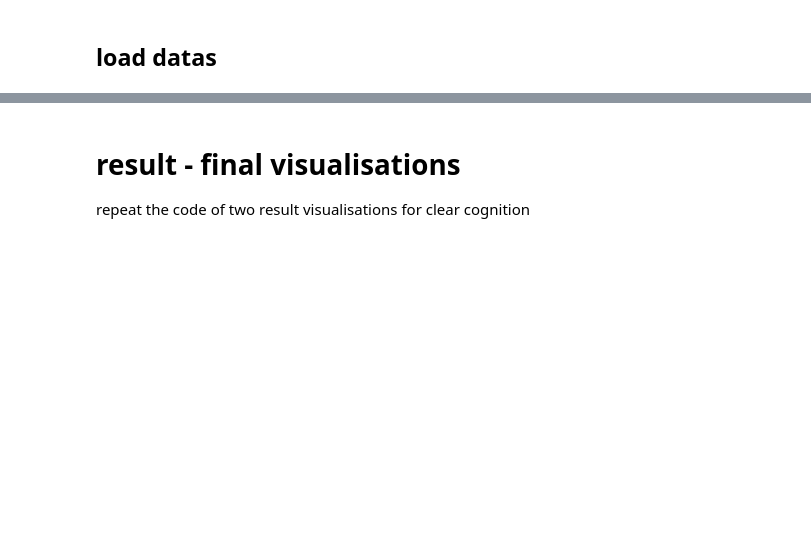
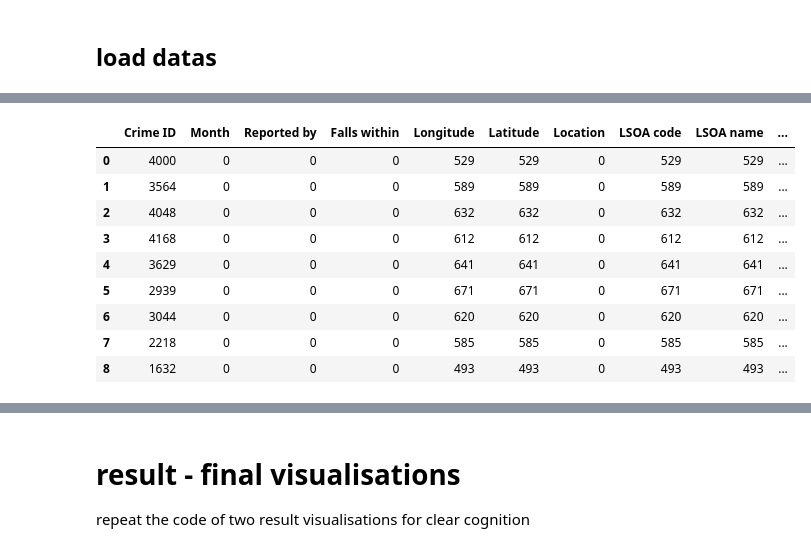
Before and after one commit to gy23cx/GEOG5990Assignment_Final_Project, a Jupyter notebook: GEOG5990M_final_project.ipynb, the cells around one changed output, grey strips where cells are left out. Drawn from its saved outputs; the diff is of its cells as text; code cells hidden in the pictures; blank space fills up the shorter version.

```diff
--- a/GEOG5990M_final_project.ipynb
+++ b/GEOG5990M_final_project.ipynb
@@ -77,0 +178,17 @@ Migrant_Indicator_rightread.tail()
+# %%
+# firstly, have a look of each month's data's null cell information
+nullofcrimeWY = [None]*9
+for index in range(9):
+    nullofcrimeWY[index] = CrimeWestyorkshire2021_List[index].isna().sum()
+pandas.DataFrame(nullofcrimeWY)
+# %% [output]
+|  | Crime ID | Month | Reported by | Falls within | Longitude | Latitude | Location | LSOA code | LSOA name | ... |
+| 0 | 4000 | 0 | 0 | 0 | 529 | 529 | 0 | 529 | 529 | ... |
+| 1 | 3564 | 0 | 0 | 0 | 589 | 589 | 0 | 589 | 589 | ... |
+| 2 | 4048 | 0 | 0 | 0 | 632 | 632 | 0 | 632 | 632 | ... |
+| 3 | 4168 | 0 | 0 | 0 | 612 | 612 | 0 | 612 | 612 | ... |
+| 4 | 3629 | 0 | 0 | 0 | 641 | 641 | 0 | 641 | 641 | ... |
+| 5 | 2939 | 0 | 0 | 0 | 671 | 671 | 0 | 671 | 671 | ... |
+| 6 | 3044 | 0 | 0 | 0 | 620 | 620 | 0 | 620 | 620 | ... |
+| 7 | 2218 | 0 | 0 | 0 | 585 | 585 | 0 | 585 | 585 | ... |
+| 8 | 1632 | 0 | 0 | 0 | 493 | 493 | 0 | 493 | 493 | ... |
```
Also changed, not shown: parts of 26 cells of this notebook.
